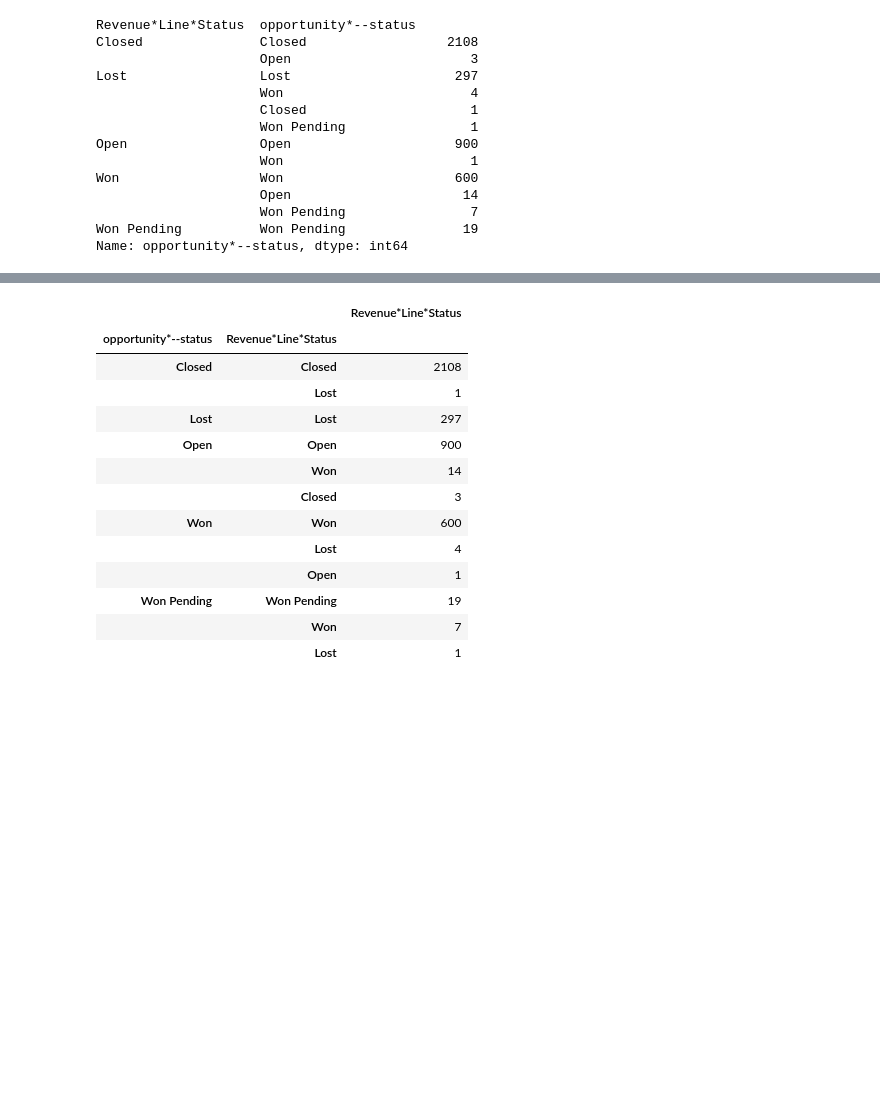
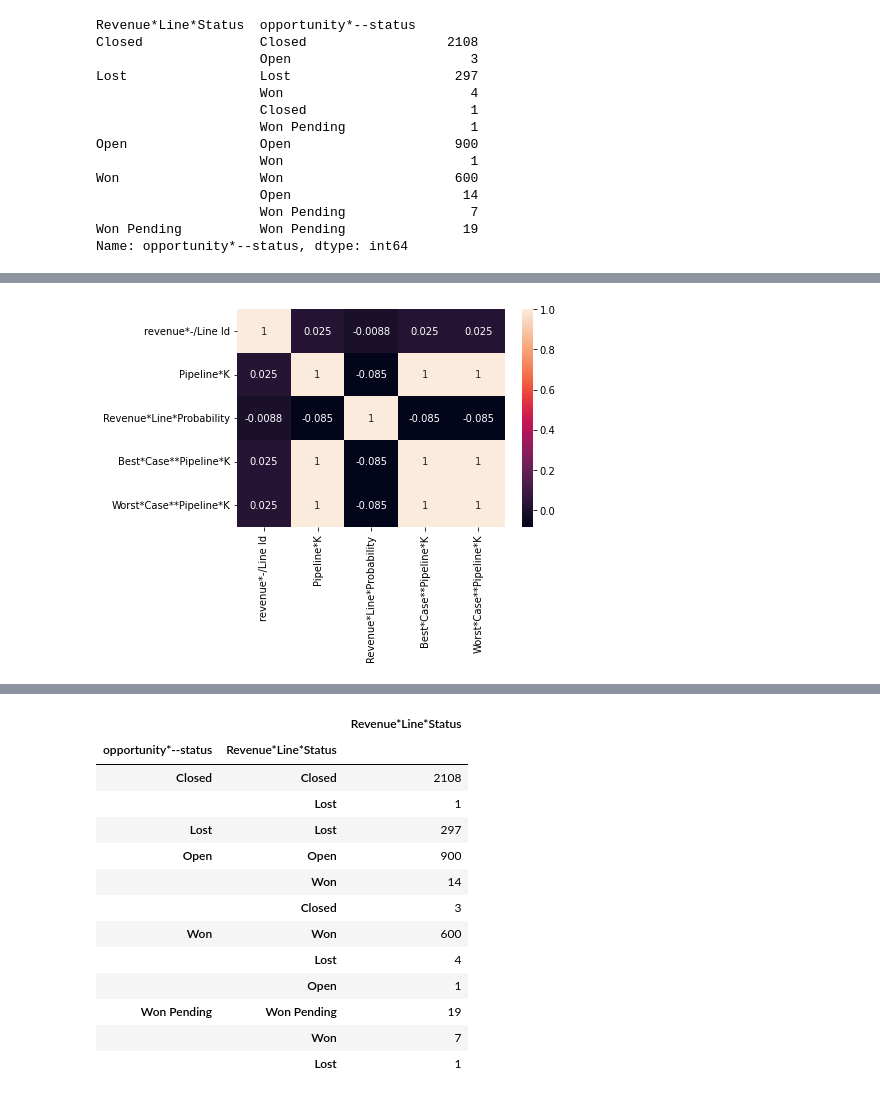
Before and after one commit to ldlasso2/oraclesolution, a Jupyter notebook: Solucion.ipynb, the cells around one changed output, grey strips where cells are left out. Cells and saved outputs as stored; diff of their text form; code cells hidden in the pictures; blank space fills up the shorter version.

```diff
--- a/Solucion.ipynb
+++ b/Solucion.ipynb
@@ -288,0 +442,5 @@ Name: opportunity*--status, dtype: int64
+# %%
+sns.heatmap(corre_won, annot = True)
+plt.show()
+# %% [output]
+[figure, added]
```
Also changed, not shown: parts of 85 cells of this notebook.
